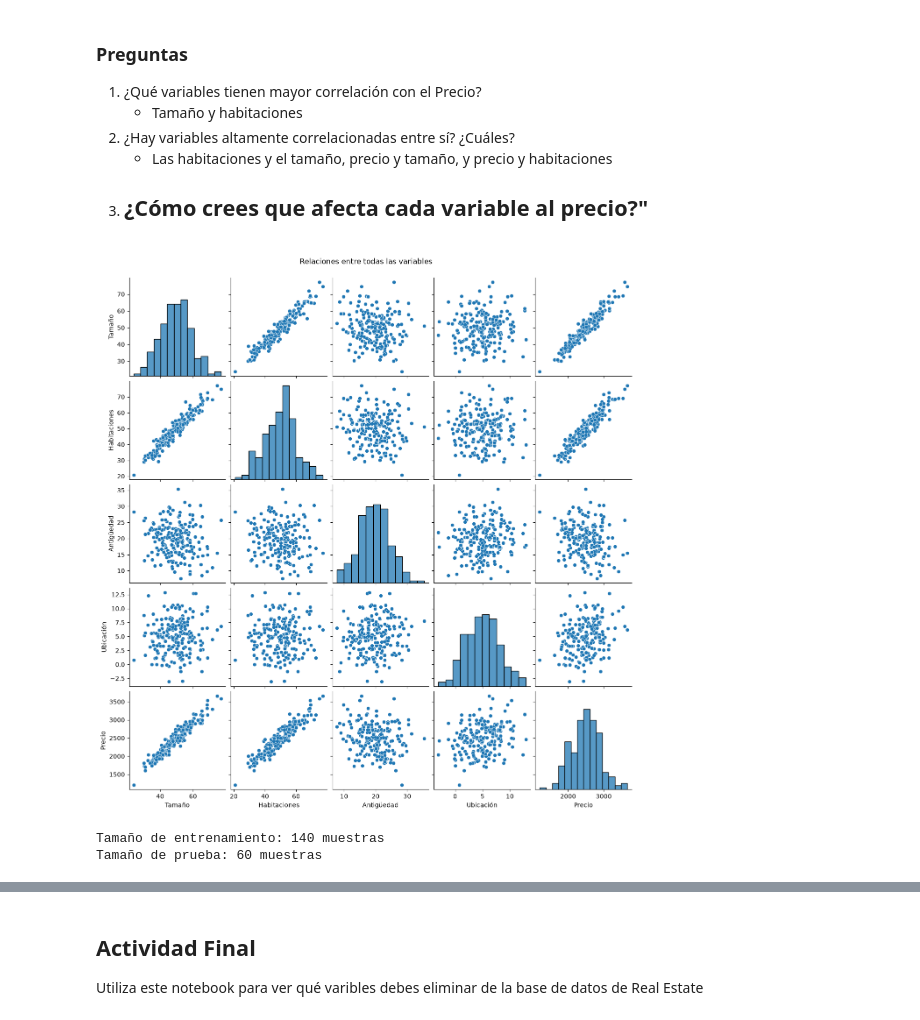
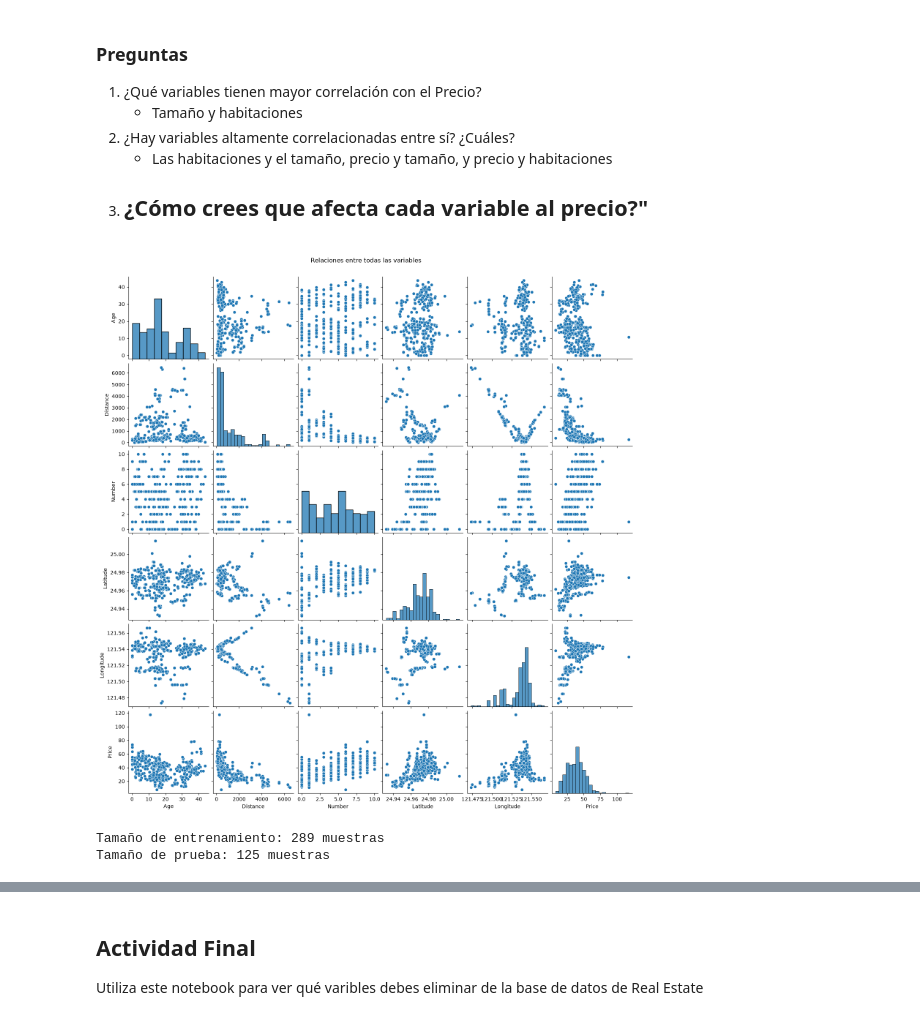
Before and after one commit to SeventhMrMagic/MA2003_codes, a Jupyter notebook: Select-Variables.ipynb, the cells around one changed output, grey strips where cells are left out. Drawn from its saved outputs; the diff is of its cells as text; code cells hidden in the pictures.

```diff
--- a/Select-Variables.ipynb
+++ b/Select-Variables.ipynb
@@ -106,15 +106,15 @@ Price     -0.211    -0.674   0.571     0.546      0.523  1.000
     -
 # %%
 # Pairplot de variables
-sns.pairplot(df)
+sns.pairplot(data)
 plt.suptitle('Relaciones entre todas las variables', y=1.02)
 plt.show()
 # %% [output]
-[figure, old version]
+[figure, new version]
 # %%
 #  Dividir datos en entrenamiento y prueba
-X = df.drop('Precio', axis=1)
-y = df['Precio']
+X = data.drop('Price', axis=1)
+y = data['Price']
 
 X_train, X_test, y_train, y_test = train_test_split(
     X, y, test_size=0.3, random_state=42
@@ -123,8 +123,8 @@ X_train, X_test, y_train, y_test = train_test_split(
 print(f"Tamaño de entrenamiento: {X_train.shape[0]} muestras")
 print(f"Tamaño de prueba: {X_test.shape[0]} muestras")
 # %% [output]
-Tamaño de entrenamiento: 140 muestras
-Tamaño de prueba: 60 muestras
+Tamaño de entrenamiento: 289 muestras
+Tamaño de prueba: 125 muestras
 # %%
 # Entrenar modelo de regresión lineal con todas las variables
 modelo = LinearRegression()
```
Also changed, not shown: parts of 12 cells of this notebook, 2 other files.
